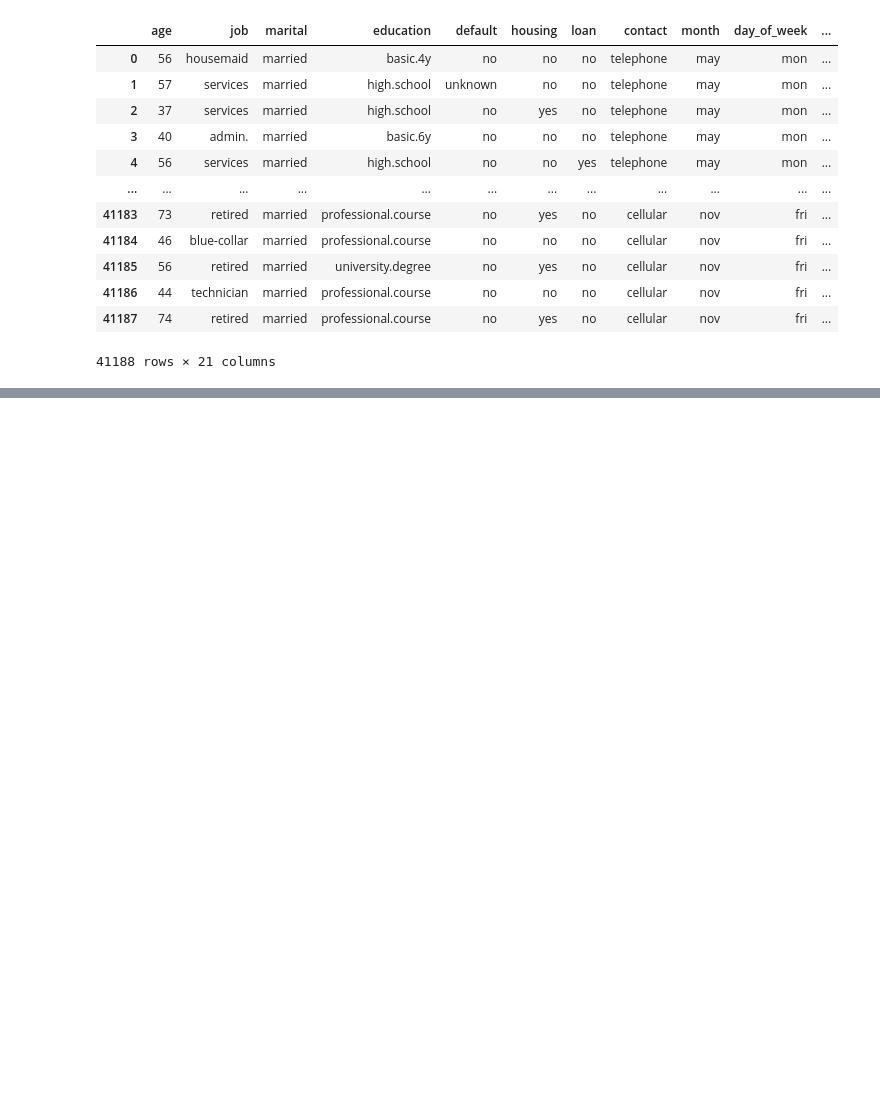
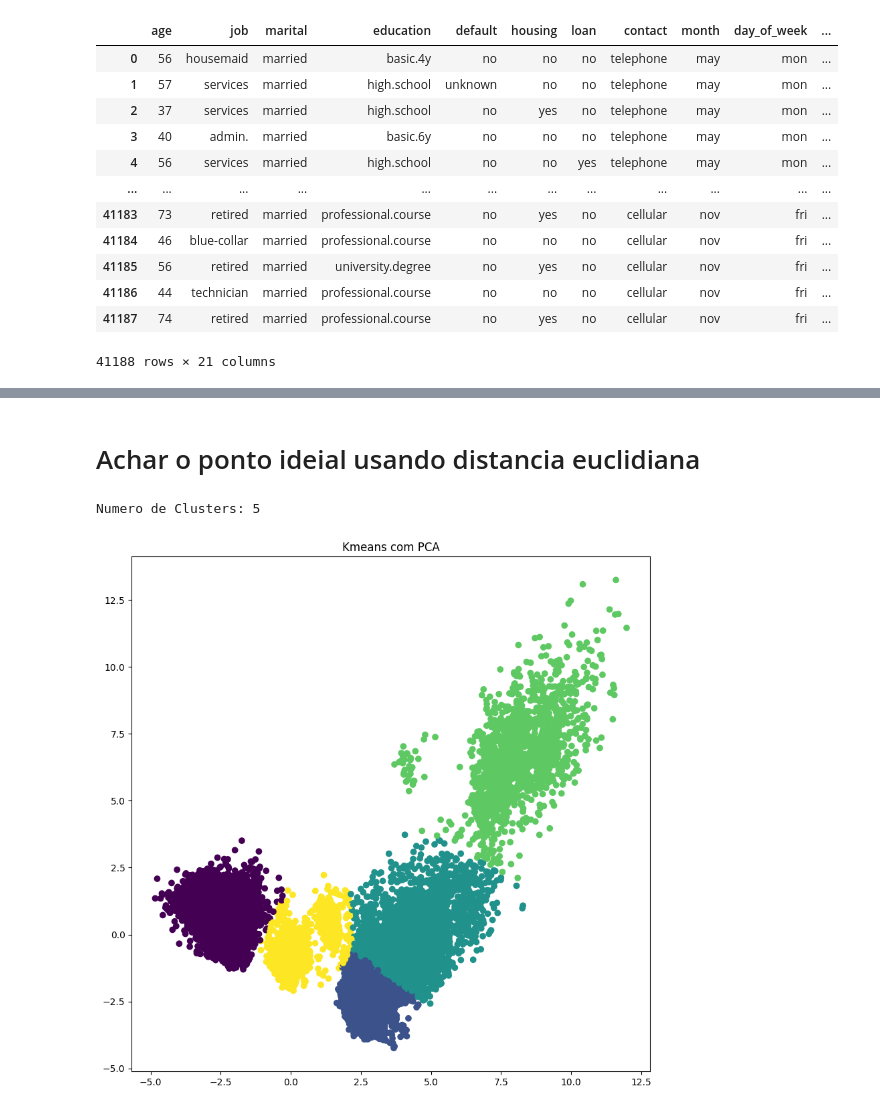
Before and after one commit to HudsonArauj/ProjectML, a Jupyter notebook: project.ipynb, the cells around one changed output, grey strips where cells are left out. Drawn from its saved outputs; the diff is of its cells as text; code cells hidden in the pictures; blank space fills up the shorter version.

```diff
--- a/project.ipynb
+++ b/project.ipynb
@@ -304,0 +154,58 @@ sns.scatterplot(x='duration', y='euribor3m', hue='cluster', data=df)
+# %% [markdown]
+# Achar o ponto ideial usando distancia euclidiana
+# %%
+
+x1, y1 = 2, wcss[0]
+x2, y2 = 20, wcss[len(wcss)-1]
+
+distances = []
+for i in range(len(wcss)):
+    x0 = i+2
+    y0 = wcss[i]
+    numerator = abs((y2-y1)*x0 - (x2-x1)*y0 + x2*y1 - y2*x1)
+    denominator = ((y2 - y1)**2 + (x2 - x1)**2)**(1/2)
+    distances.append(numerator/denominator)
+
+n_cluster = distances.index(max(distances)) + 2
+print('Numero de Clusters:', n_cluster)
+# %% [output]
+Numero de Clusters: 5
+# %%
+from sklearn.preprocessing import StandardScaler
+from sklearn.decomposition import PCA
+from sklearn.pipeline import Pipeline
+from sklearn.cluster import KMeans
+
+# pca
+pca = PCA(n_components=2)
+
+# Normalizar os dados
+scaler = StandardScaler()
+
+# Aplique o K-means aos dados normalizados
+kmeans = KMeans(n_clusters=5, random_state=42)
+
+X = df_final.copy()
+
+# criar o pipeline
+pipeline = Pipeline([
+    ('scaler', scaler),
+    ('pca', pca)
+])
+
+# fit_transform
+X_pca = pipeline.fit_transform(X)
+
+# fit
+kmeans.fit(X_pca)
+
+# predict
+y_pred = kmeans.predict(X_pca)
+
+# plotar o gráfico
+plt.figure(figsize=(10,10))
+plt.scatter(X_pca[:, 0], X_pca[:, 1], c=y_pred)
+plt.title('Kmeans com PCA')
+plt.show()
+# %% [output]
+[figure, added]
```
Also changed, not shown: parts of 45 cells of this notebook, 1 other file.
